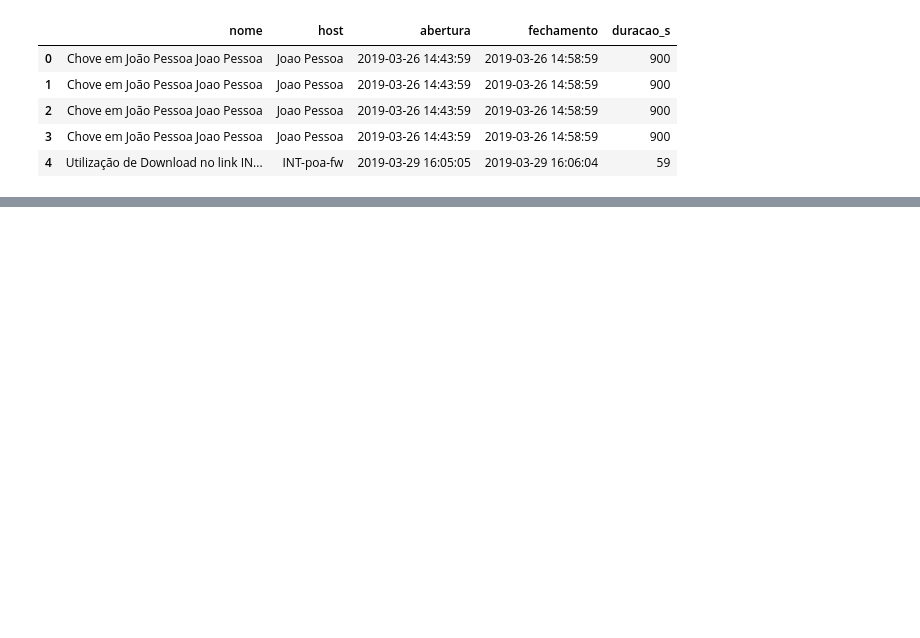
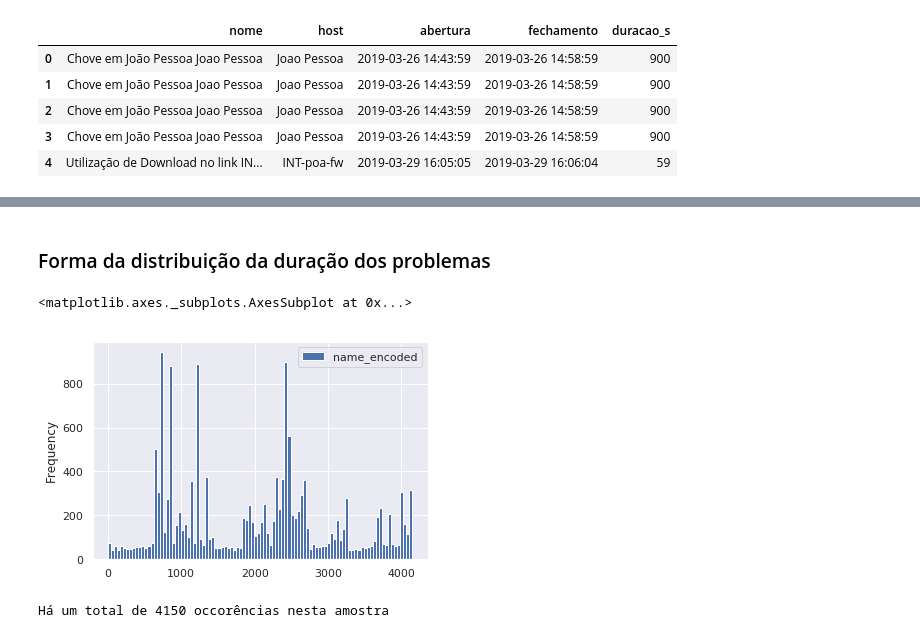
Before and after one commit to michaeloc/data_analysis_server_log, a Jupyter notebook: Analise_Ocorrencias.ipynb, the cells around one changed output, grey strips where cells are left out. Saved outputs shown, nothing was run; the diff lists cells and outputs as text; code cells hidden in the pictures; blank space fills up the shorter version.

```diff
--- a/Analise_Ocorrencias.ipynb
+++ b/Analise_Ocorrencias.ipynb
@@ -107,0 +61,11 @@ table[table['i_id']=='1070511'].iloc[:,:15]
+# %% [markdown]
+### Forma da distribuição da duração dos problemas
+# %%
+table[['nome','name_encoded']].plot.hist(bins=100)
+# %% [output]
+<matplotlib.axes._subplots.AxesSubplot at 0x...>
+[figure, added]
+# %%
+print(f'Há um total de {len(np.unique(table.name_encoded.values))} occorências nesta amostra')
+# %% [output]
+Há um total de 4150 occorências nesta amostra
```
Also changed, not shown: parts of 21 cells of this notebook, 1 other file.
